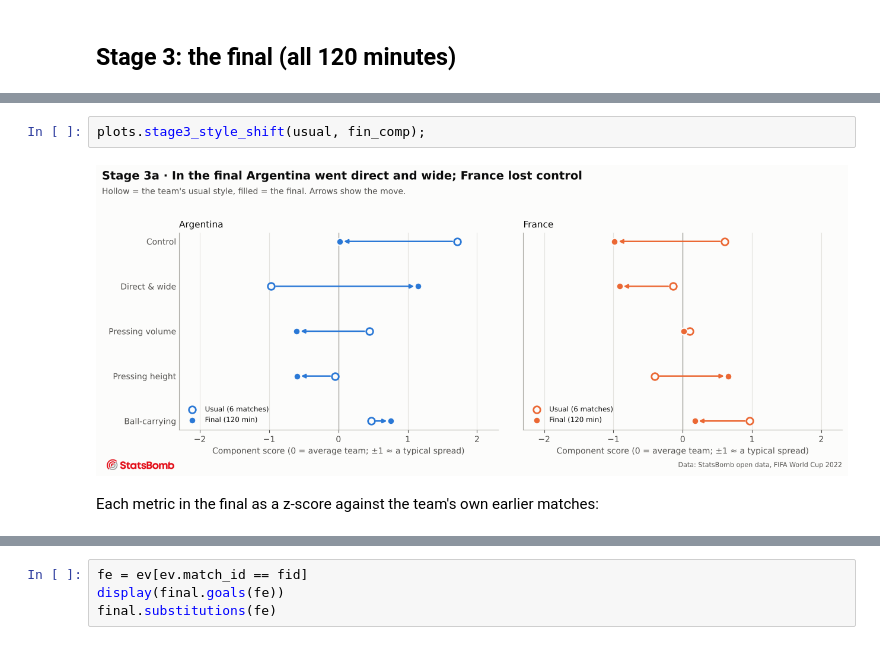
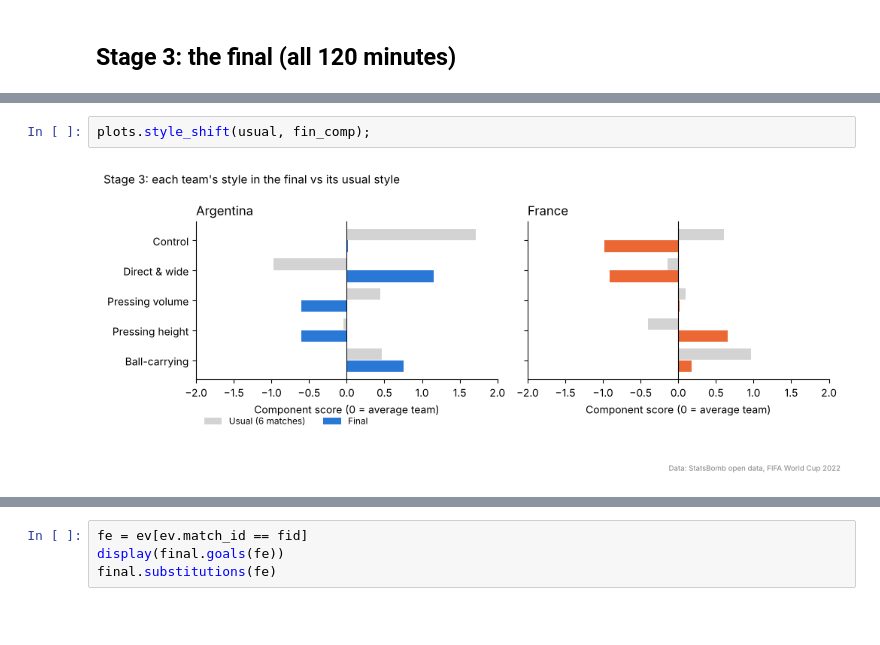
Before and after one commit to meyenk/wc2022-xG-analysis, a Jupyter notebook: notebooks/analysis.ipynb, the cells around one changed output, grey strips where cells are left out. Drawn from its saved outputs; the diff is of its cells as text; blank space fills up the shorter version.

```diff
--- a/notebooks/analysis.ipynb
+++ b/notebooks/analysis.ipynb
@@ -181,6 +167,4 @@ fin_bd.T
 # %%
-plots.stage3_style_shift(usual, fin_comp);
+plots.style_shift(usual, fin_comp);
 # %% [output]
-[figure, old version]
+[figure, new version]
-# %% [markdown]
-Each metric in the final as a z-score against the team's own earlier matches:
```
Also changed, not shown: parts of 24 cells of this notebook, 12 other files.
